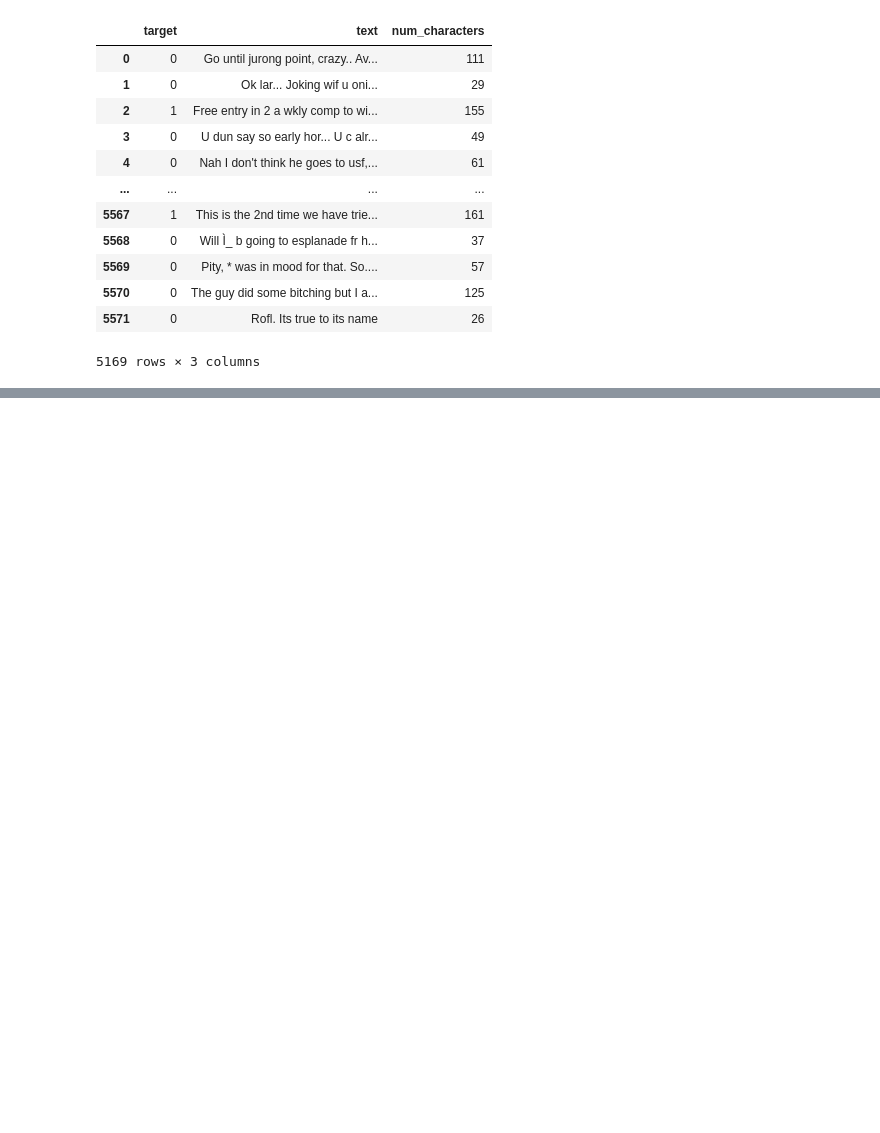
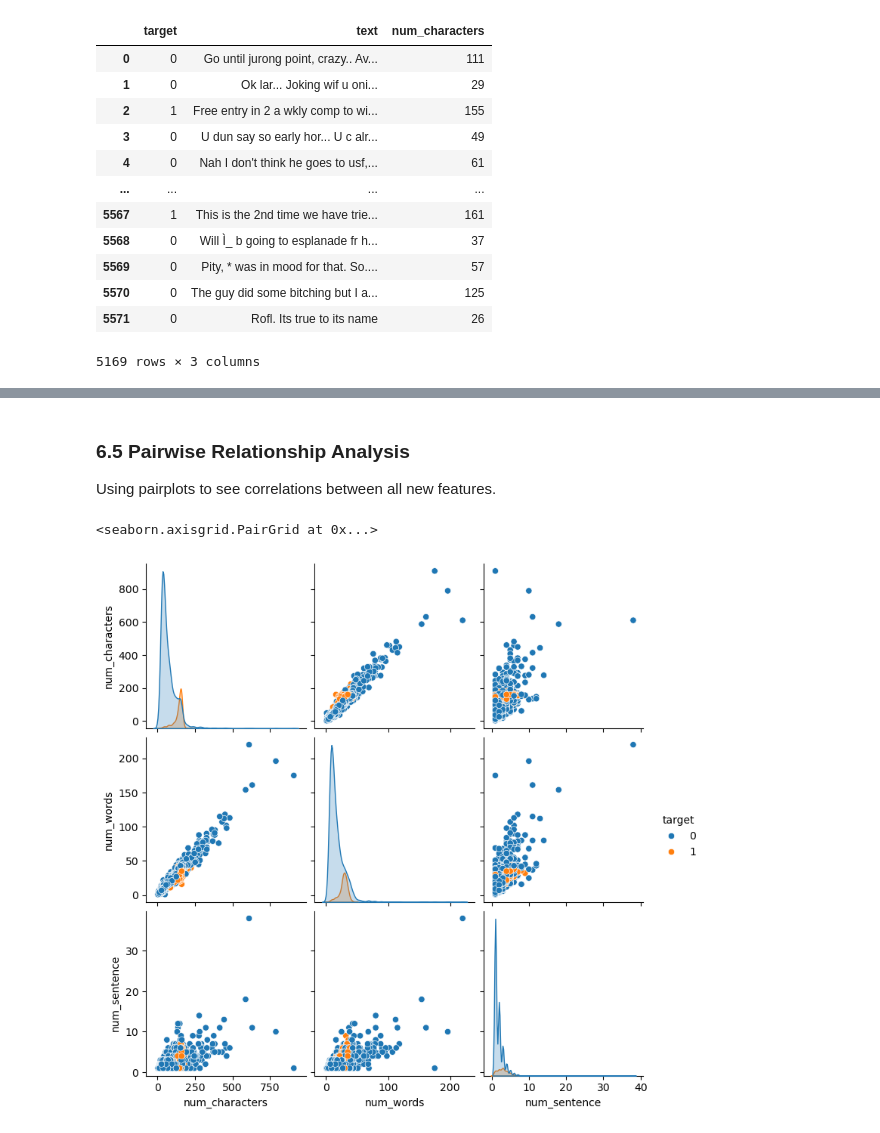
Before and after one commit to aarogyaojha/sms-spam-classifier, a Jupyter notebook: sms-spam-detection.ipynb, the cells around one changed output, grey strips where cells are left out. Saved outputs shown, nothing was run; the diff lists cells and outputs as text; code cells hidden in the pictures; blank space fills up the shorter version.

```diff
--- a/sms-spam-detection.ipynb
+++ b/sms-spam-detection.ipynb
@@ -125,0 +208,10 @@ df
+# %% [markdown]
+### 6.5 Pairwise Relationship Analysis
+Using pairplots to see correlations between all new features.
+# %%
+# Visualize relationships between all numerical features (num_characters, num_words, num_sentence)
+# The 'hue' parameter colors the data points based on the target class (spam vs ham)
+sns.pairplot(df, hue='target')
+# %% [output]
+<seaborn.axisgrid.PairGrid at 0x...>
+[figure, added]
```
Also changed, not shown: parts of 34 cells of this notebook, 1 other file.
